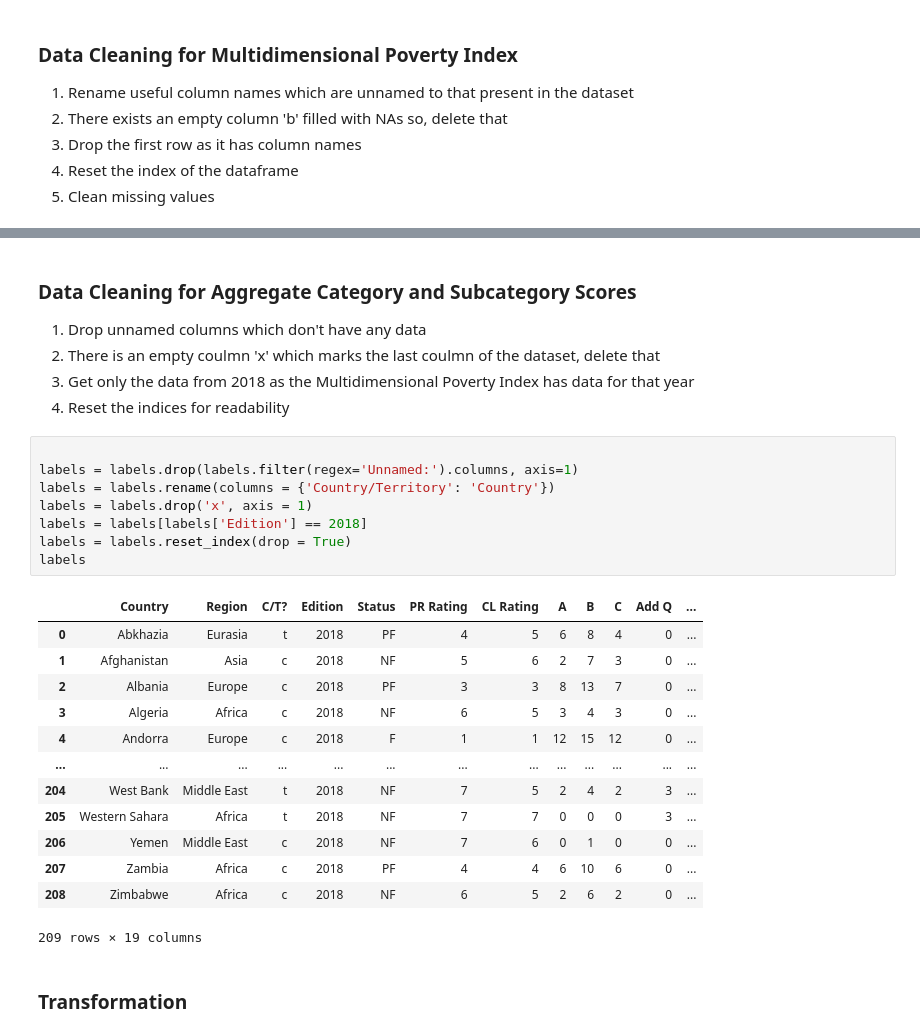
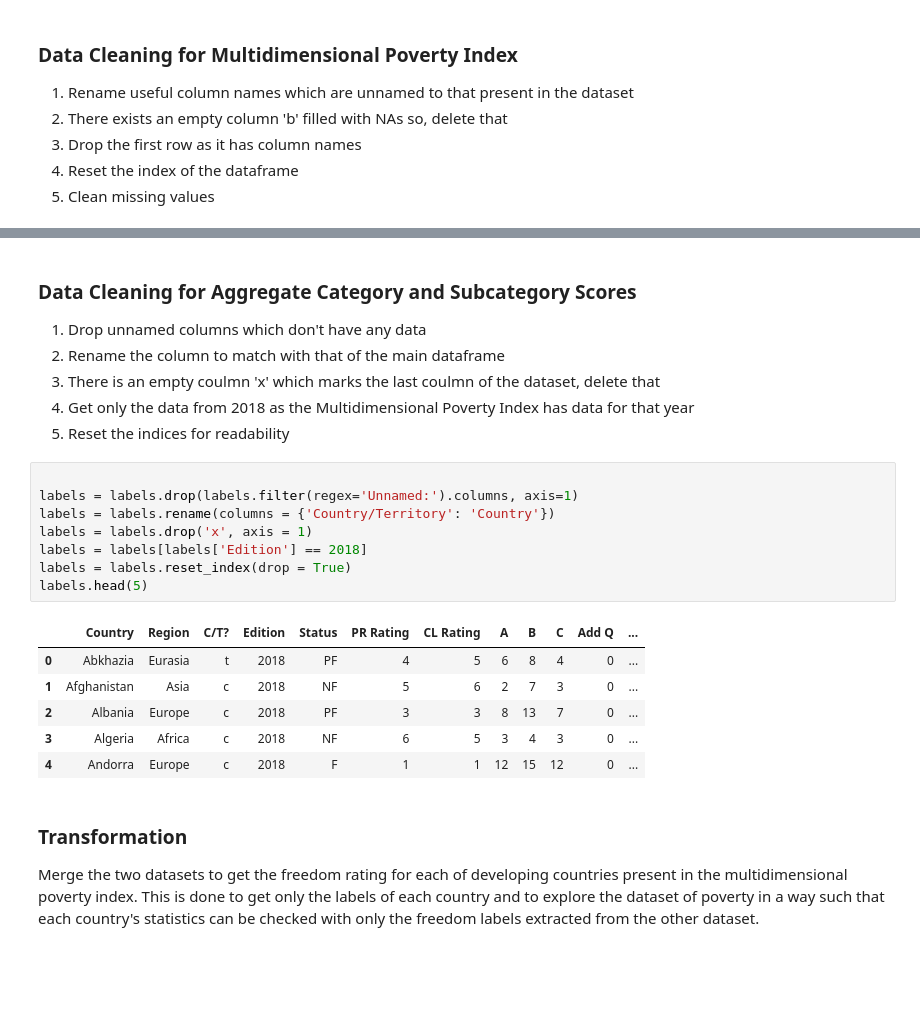
Before and after one commit to uic-cs418/cs418-spring22-eda-llc, a Jupyter notebook: poverty analysis/Poverty EDA.ipynb, the cells around one changed output, grey strips where cells are left out. Drawn from its saved outputs; the diff is of its cells as text; blank space fills up the shorter version.

```diff
--- a/poverty analysis/Poverty EDA.ipynb
+++ b/poverty analysis/Poverty EDA.ipynb
@@ -51,31 +42,27 @@ Name: Population in severe multidimensional poverty , Length: 80, dtype: float64
 ### Data Cleaning for Aggregate Category and Subcategory Scores
 
 1. Drop unnamed columns which don't have any data
-2. There is an empty coulmn 'x' which marks the last coulmn of the dataset, delete that
-3. Get only the data from 2018 as the Multidimensional Poverty Index has data for that year
-4. Reset the indices for readability
+2. Rename the column to match with that of the main dataframe
+3. There is an empty coulmn 'x' which marks the last coulmn of the dataset, delete that
+4. Get only the data from 2018 as the Multidimensional Poverty Index has data for that year
+5. Reset the indices for readability
 # %%
 
 labels = labels.drop(labels.filter(regex='Unnamed:').columns, axis=1)
 labels = labels.rename(columns = {'Country/Territory': 'Country'})
 labels = labels.drop('x', axis = 1)
 labels = labels[labels['Edition'] == 2018]
 labels = labels.reset_index(drop = True)
-labels
+labels.head(5)
 # %% [output]
 |  | Country | Region | C/T? | Edition | Status | PR Rating | CL Rating | A | B | C | Add Q | ... |
 | 0 | Abkhazia | Eurasia | t | 2018 | PF | 4 | 5 | 6 | 8 | 4 | 0 | ... |
 | 1 | Afghanistan | Asia | c | 2018 | NF | 5 | 6 | 2 | 7 | 3 | 0 | ... |
 | 2 | Albania | Europe | c | 2018 | PF | 3 | 3 | 8 | 13 | 7 | 0 | ... |
 | 3 | Algeria | Africa | c | 2018 | NF | 6 | 5 | 3 | 4 | 3 | 0 | ... |
 | 4 | Andorra | Europe | c | 2018 | F | 1 | 1 | 12 | 15 | 12 | 0 | ... |
-| ... | ... | ... | ... | ... | ... | ... | ... | ... | ... | ... | ... | ... |
-| 204 | West Bank | Middle East | t | 2018 | NF | 7 | 5 | 2 | 4 | 2 | 3 | ... |
-| 205 | Western Sahara | Africa | t | 2018 | NF | 7 | 7 | 0 | 0 | 0 | 3 | ... |
-| 206 | Yemen | Middle East | c | 2018 | NF | 7 | 6 | 0 | 1 | 0 | 0 | ... |
-| 207 | Zambia | Africa | c | 2018 | PF | 4 | 4 | 6 | 10 | 6 | 0 | ... |
-| 208 | Zimbabwe | Africa | c | 2018 | NF | 6 | 5 | 2 | 6 | 2 | 0 | ... |
-209 rows × 19 columns
 # %% [markdown]
 ### Transformation
+
+Merge the two datasets to get the freedom rating for each of developing countries present in the multidimensional poverty index. This is done to get only the labels of each country and to explore the dataset of poverty in a way such that each country's statistics can be checked with only the freedom labels extracted from the other dataset.
 # %%
```
Also changed, not shown: parts of 10 cells of this notebook, 1 other file.
